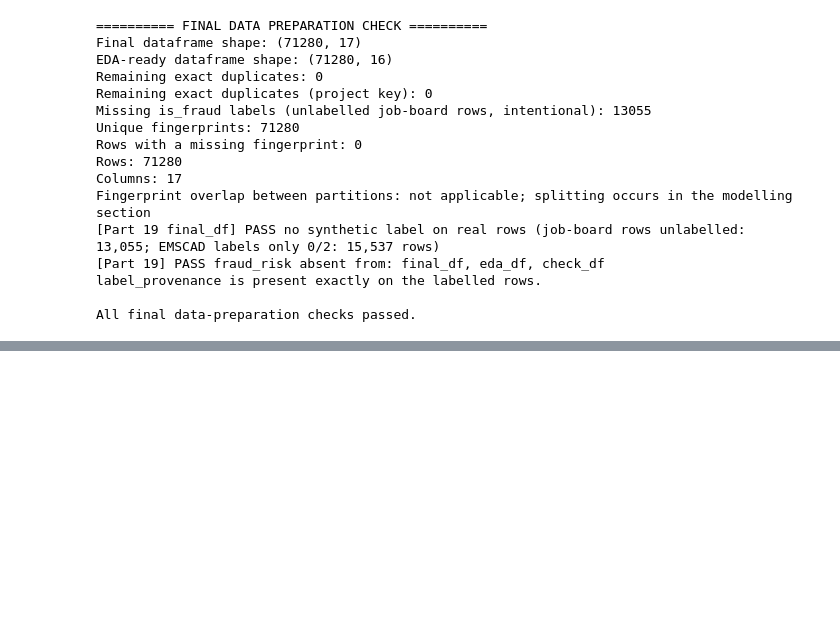
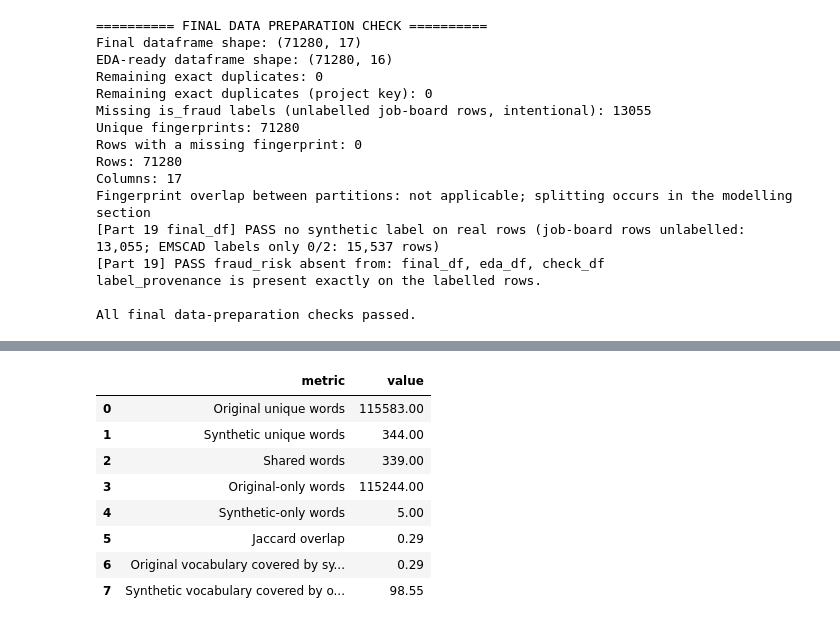
Before and after one commit to group2DS/job-scam-detection, a Jupyter notebook: notebooks/02_job_scam_detection.ipynb, the cells around one changed output, grey strips where cells are left out. Saved outputs shown, nothing was run; the diff lists cells and outputs as text; code cells hidden in the pictures; blank space fills up the shorter version.

```diff
--- a/notebooks/02_job_scam_detection.ipynb
+++ b/notebooks/02_job_scam_detection.ipynb
@@ -2193,0 +2391,81 @@ The original `is_fraud` column remains unchanged throughout this EDA.
+# %%
+# Measure vocabulary overlap between original and synthetic postings.
+all_text = eda_df.copy()
+all_text["posting_text"] = combine_posting_text(all_text)
+
+vocab_sets = {}
+for source_name in ["original", "synthetic"]:
+    tokens = []
+    for text in all_text.loc[all_text["data_source"] == source_name, "posting_text"]:
+        tokens.extend(tokenize(text))
+    vocab_sets[source_name] = set(tokens)
+
+original_vocab = vocab_sets["original"]
+synthetic_vocab = vocab_sets["synthetic"]
+shared_vocab = original_vocab & synthetic_vocab
+union_vocab = original_vocab | synthetic_vocab
+
+vocab_overlap_summary = pd.DataFrame({
+    "metric": [
+        "Original unique words",
+        "Synthetic unique words",
+        "Shared words",
+        "Original-only words",
+        "Synthetic-only words",
+        "Jaccard overlap",
+        "Original vocabulary covered by synthetic",
+        "Synthetic vocabulary covered by original",
+    ],
+    "value": [
+        len(original_vocab),
+        len(synthetic_vocab),
+        len(shared_vocab),
+        len(original_vocab - synthetic_vocab),
+        len(synthetic_vocab - original_vocab),
+        round(len(shared_vocab) / len(union_vocab) * 100, 2) if union_vocab else 0.0,
+        round(len(shared_vocab) / len(original_vocab) * 100, 2) if original_vocab else 0.0,
+        round(len(shared_vocab) / len(synthetic_vocab) * 100, 2) if synthetic_vocab else 0.0,
+    ]
+})
+
+display(vocab_overlap_summary)
+
+# EMSCAD-versus-synthetic is the most direct source comparison for the labelled classes.
+emscad_text = all_text.loc[
+    all_text["source_platform"] == EMSCAD_PLATFORM, "posting_text"
+]
+emscad_vocab = set(token for text in emscad_text for token in tokenize(text))
+emscad_shared = emscad_vocab & synthetic_vocab
+emscad_union = emscad_vocab | synthetic_vocab
+
+emscad_overlap = pd.DataFrame({
+    "metric": [
+        "EMSCAD unique words",
+        "Synthetic unique words",
+        "Shared words",
+        "Jaccard overlap",
+        "EMSCAD vocabulary covered by synthetic",
+        "Synthetic vocabulary covered by EMSCAD",
+    ],
+    "value": [
+        len(emscad_vocab),
+        len(synthetic_vocab),
+        len(emscad_shared),
+        round(len(emscad_shared) / len(emscad_union) * 100, 2) if emscad_union else 0.0,
+        round(len(emscad_shared) / len(emscad_vocab) * 100, 2) if emscad_vocab else 0.0,
+        round(len(emscad_shared) / len(synthetic_vocab) * 100, 2) if synthetic_vocab else 0.0,
+    ]
+})
+
+print("EMSCAD vs synthetic vocabulary overlap:")
+display(emscad_overlap)
+# %% [output]
+|  | metric | value |
+| 0 | Original unique words | 115583.00 |
+| 1 | Synthetic unique words | 344.00 |
+| 2 | Shared words | 339.00 |
+| 3 | Original-only words | 115244.00 |
+| 4 | Synthetic-only words | 5.00 |
+| 5 | Jaccard overlap | 0.29 |
+| 6 | Original vocabulary covered by sy... | 0.29 |
+| 7 | Synthetic vocabulary covered by o... | 98.55 |
```
Also changed, not shown: parts of 95 cells of this notebook.
